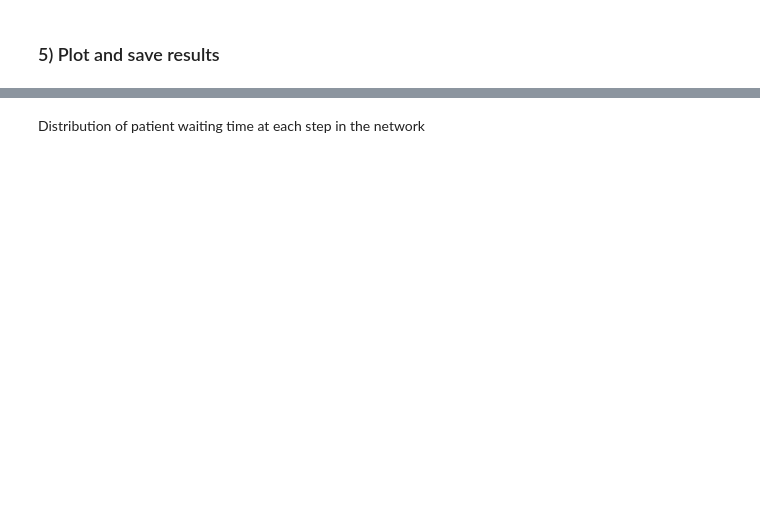
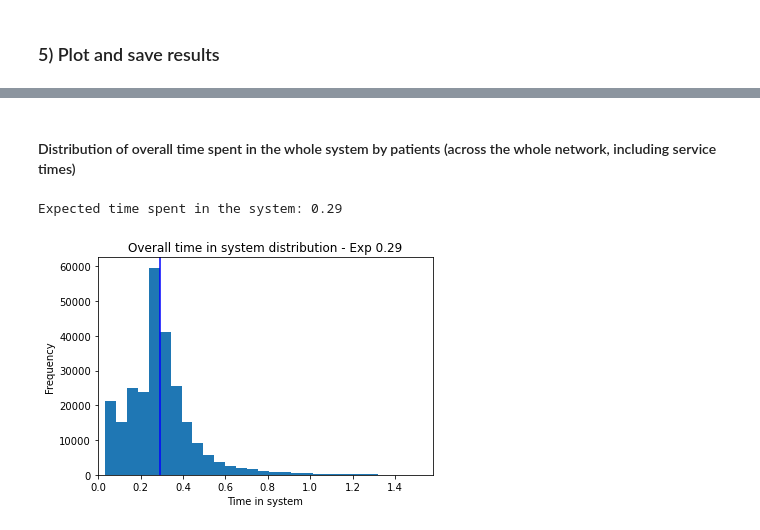
Before and after one commit to zmek/queue_network_simulator, a Jupyter notebook: main.ipynb, the cells around one changed output, grey strips where cells are left out. Cells and saved outputs as stored; diff of their text form; code cells hidden in the pictures; blank space fills up the shorter version.

```diff
--- a/main.ipynb
+++ b/main.ipynb
@@ -109,2 +136,13 @@ Expected overall waiting time: 0.88
 # %% [markdown]
-Distribution of patient waiting time at each step in the network
+#### Distribution of overall time spent in the whole system by patients (across the whole network, including service times)
+# %%
+plot_from = warm_up_duration + 1
+plot_to = warm_up_duration + plot_length
+
+time_transformation = 1
+hist_bins = 30
+
+pf.plot_overall_time_in_system(raw_data, plot_from, plot_to, analysisID, analysis_location, time_transformation, hist_bins)
+# %% [output]
+Expected time spent in the system: 0.29
+[figure, added]
```
Also changed, not shown: parts of 12 cells of this notebook.
